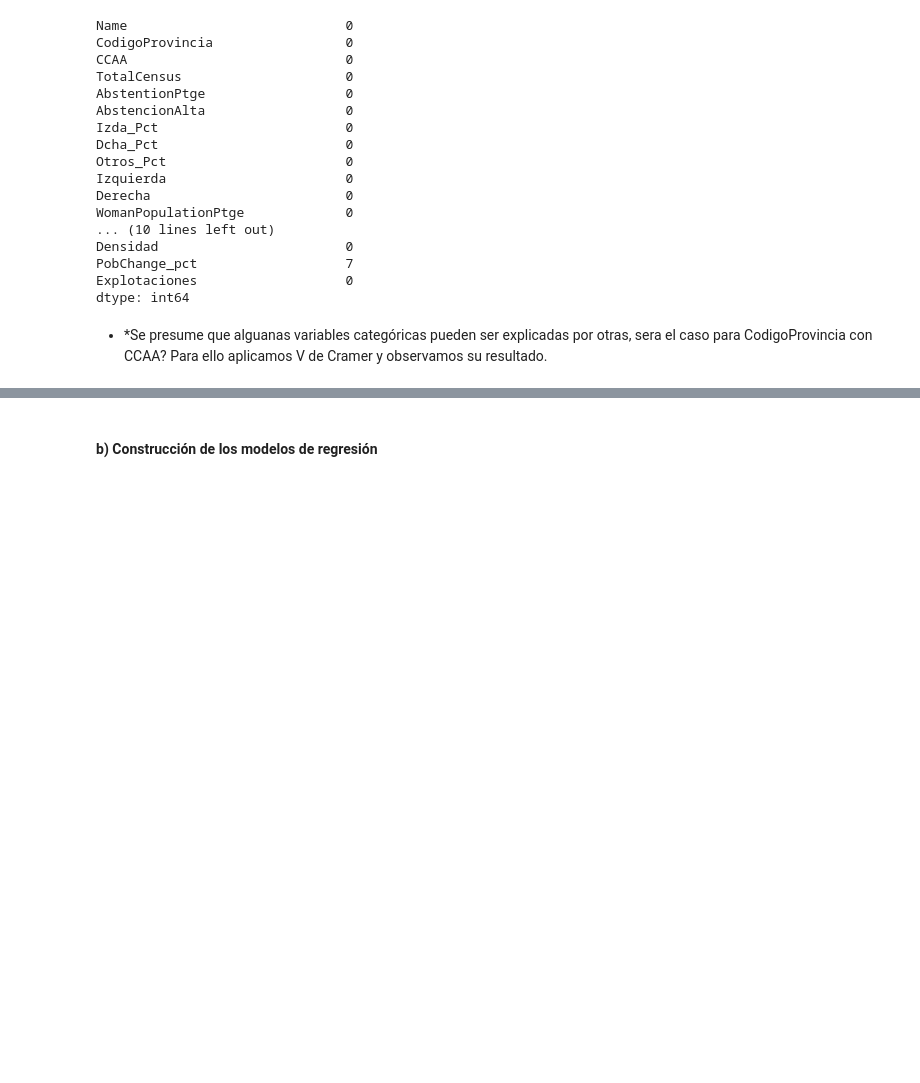
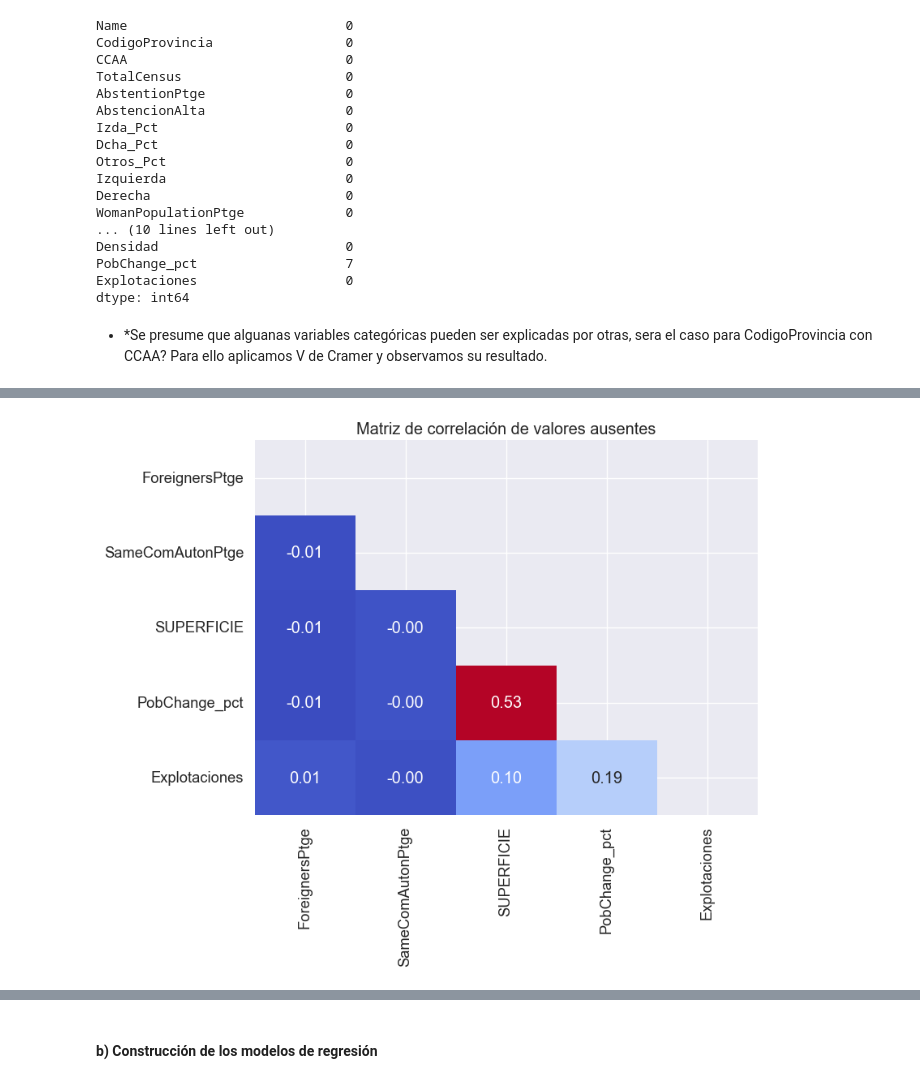
Before and after one commit to LeanderHS/Regresiones, a Jupyter notebook: Mineria_regresions01.ipynb, the cells around one changed output, grey strips where cells are left out. Saved outputs shown, nothing was run; the diff lists cells and outputs as text; code cells hidden in the pictures; blank space fills up the shorter version.

```diff
--- a/Mineria_regresions01.ipynb
+++ b/Mineria_regresions01.ipynb
@@ -236,0 +248,4 @@ df_limpio = df_limpio.drop(columns=['Name', 'CodigoProvincia']) # drop unnecessa
+# %%
+patron_perdidos(df_limpio)
+# %% [output]
+[figure, added]
```
Also changed, not shown: parts of 33 cells of this notebook, 2 other files.
